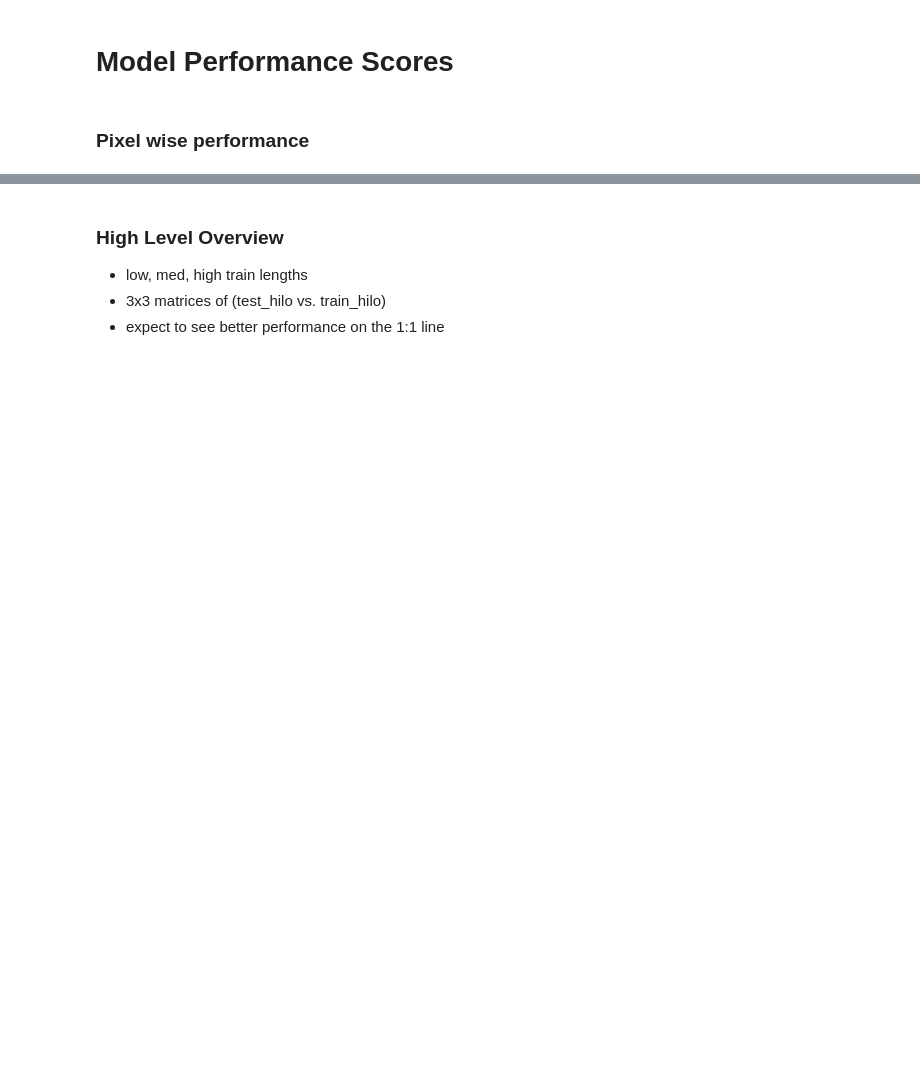
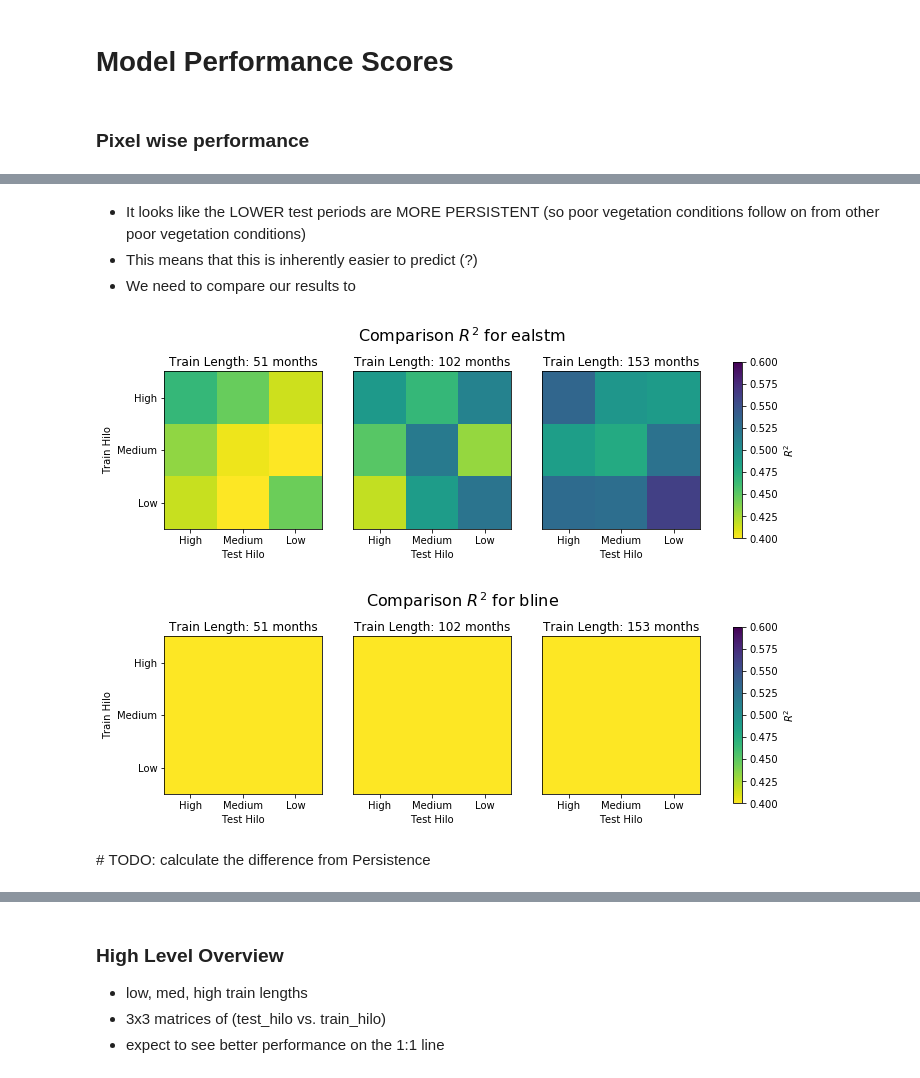
Before and after one commit to ECMWFCode4Earth/ml_drought, a Jupyter notebook: notebooks/dl_notebooks/04_tl_analyse_experiment.ipynb, the cells around one changed output, grey strips where cells are left out. Drawn from its saved outputs; the diff is of its cells as text; code cells hidden in the pictures; blank space fills up the shorter version.

```diff
--- a/notebooks/dl_notebooks/04_tl_analyse_experiment.ipynb
+++ b/notebooks/dl_notebooks/04_tl_analyse_experiment.ipynb
@@ -292,0 +562,22 @@ AssertionError: TODO
+# %%
+train_lengths = [51, 102, 153]
+train_length = train_lengths[0]
+display(
+    mean_rmse_df
+    .query(f'model == "ealstm_pred" & train_length == {train_length}')
+    .drop(columns=['experiment', 'model', 'train_length'])
+    .set_index(['test_hilo', 'train_hilo'])
+)
+display(
+    mean_rmse_df
+    .query(f'model == "bline_pred" & train_length == {train_length}')
+    .drop(columns=['experiment', 'model', 'train_length'])
+    .set_index(['test_hilo', 'train_hilo'])
+)
+display(
+    mean_rmse_df
+    .query(f'model == "ealstm_pred" & train_length == {train_length}')
+    .drop(columns=['experiment', 'model', 'train_length'])
+    .set_index(['test_hilo', 'train_hilo'])
+    .values.reshape(3,3)
+)
@@ -292,0 +657,16 @@ AssertionError: TODO
+# %% [markdown]
+* It looks like the LOWER test periods are MORE PERSISTENT (so poor vegetation conditions follow on from other poor vegetation conditions)
+* This means that this is inherently easier to predict (?)
+* We need to compare our results to
+# %%
+# plot matrices
+model = 'ealstm'
+kwargs = dict(vmin=0.4, vmax=0.6, cmap='viridis_r')
+plot_experiment_matrices(mean_r2_df, model, value='$R^2$', **kwargs)
+
+plot_experiment_matrices(mean_r2_df, model='bline', value='$R^2$', **kwargs)
+# %% [output]
+[figure, added]
+[figure, added]
+# %% [markdown]
+# TODO: calculate the difference from Persistence
```
Also changed, not shown: parts of 29 cells of this notebook, 2 other files.
